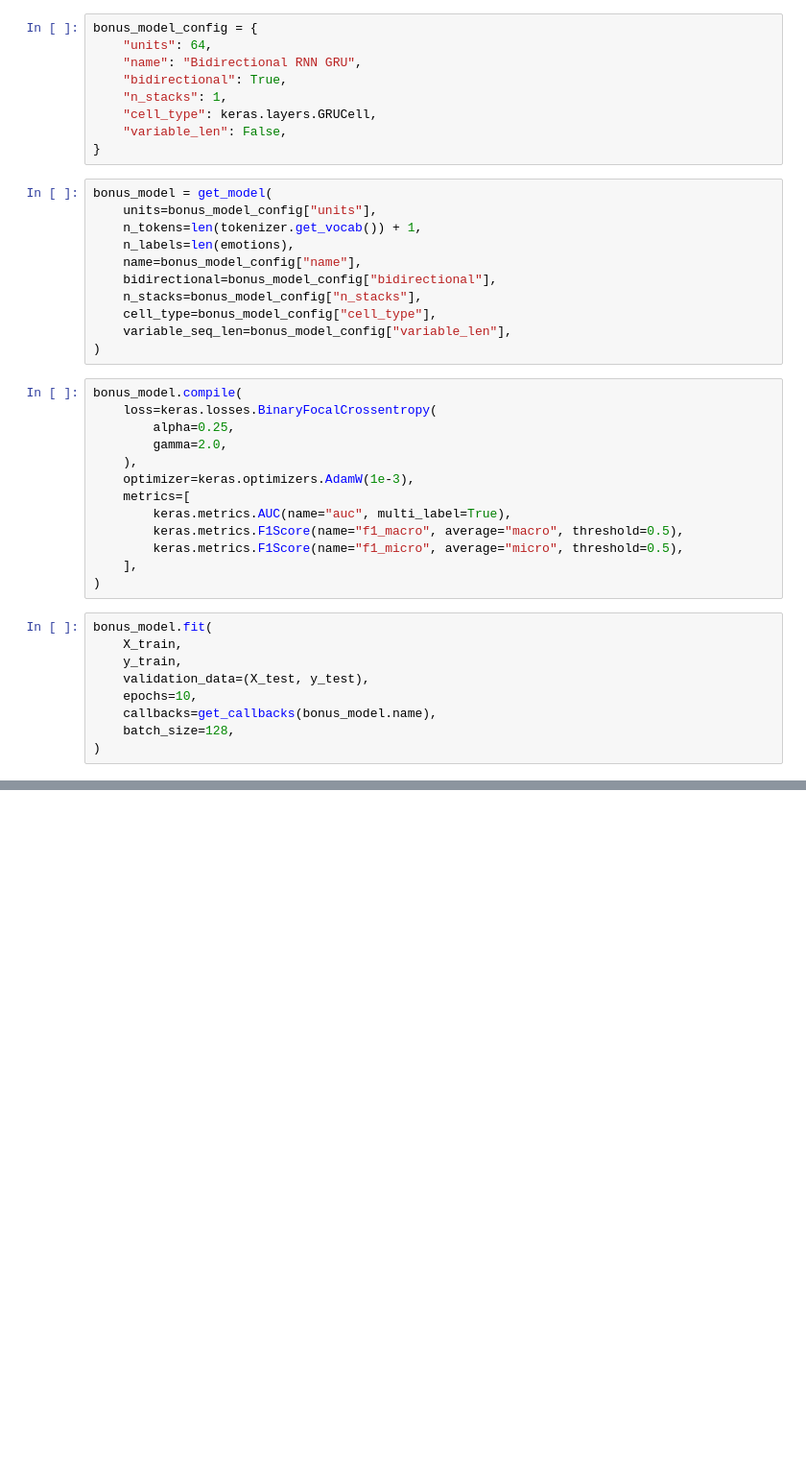
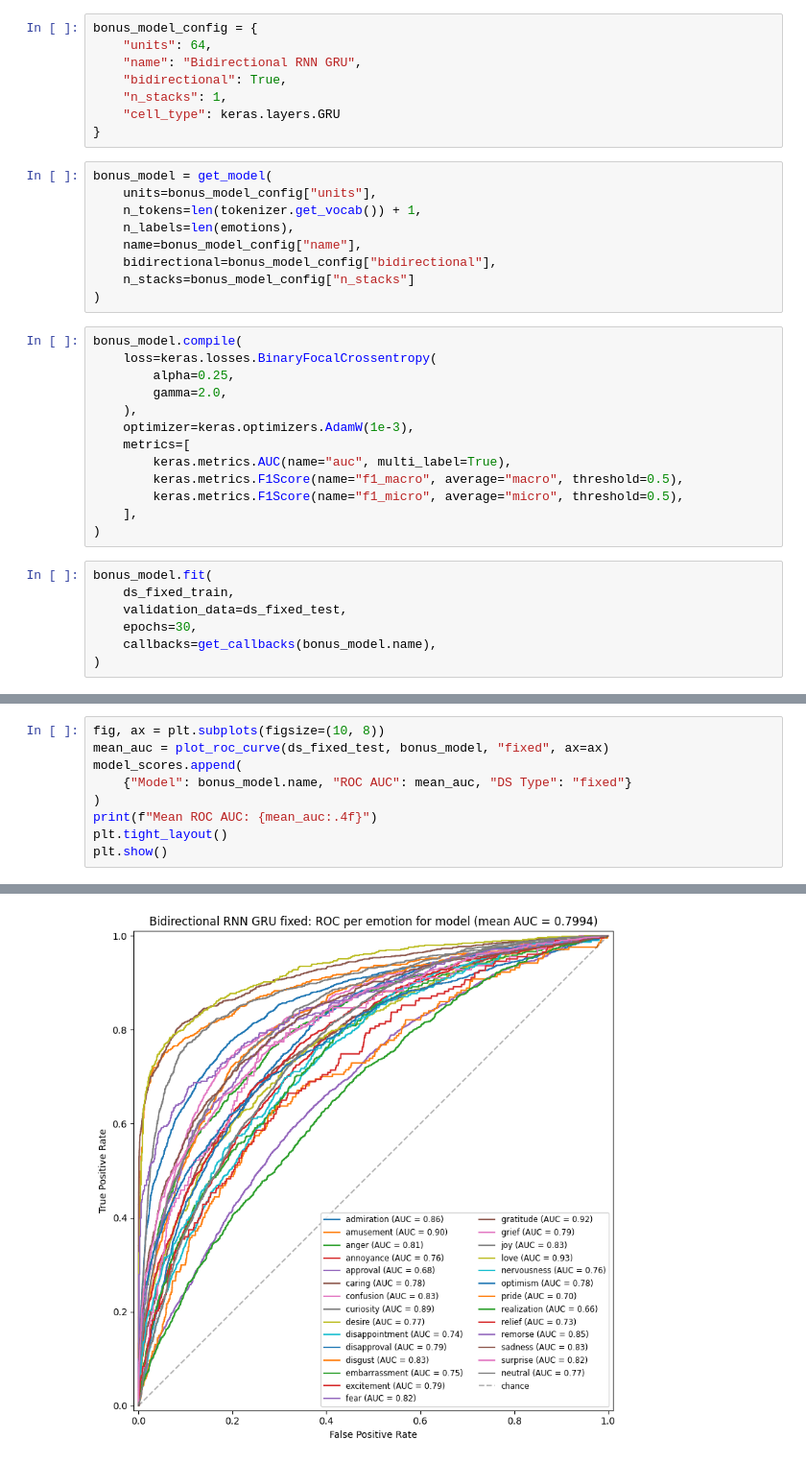
Before and after one commit to ReSpix/neural, a Jupyter notebook: notebooks/rnn/sequence_classification.ipynb, the cells around one changed output, grey strips where cells are left out. Shown at 96% size. Saved outputs shown, nothing was run; the diff lists cells and outputs as text; blank space fills up the shorter version.

```diff
--- a/notebooks/rnn/sequence_classification.ipynb
+++ b/notebooks/rnn/sequence_classification.ipynb
@@ -638,8 +682,7 @@ bonus_model_config = {
     "name": "Bidirectional RNN GRU",
     "bidirectional": True,
     "n_stacks": 1,
-    "cell_type": keras.layers.GRUCell,
-    "variable_len": False,
+    "cell_type": keras.layers.GRU
 }
 # %%
 bonus_model = get_model(
@@ -648,9 +691,7 @@ bonus_model = get_model(
     n_labels=len(emotions),
     name=bonus_model_config["name"],
     bidirectional=bonus_model_config["bidirectional"],
-    n_stacks=bonus_model_config["n_stacks"],
-    cell_type=bonus_model_config["cell_type"],
-    variable_seq_len=bonus_model_config["variable_len"],
+    n_stacks=bonus_model_config["n_stacks"]
 )
 # %%
 bonus_model.compile(
@@ -667,11 +708,9 @@ bonus_model.compile(
 )
 # %%
 bonus_model.fit(
-    X_train,
-    y_train,
-    validation_data=(X_test, y_test),
-    epochs=10,
+    ds_fixed_train,
+    validation_data=ds_fixed_test,
+    epochs=30,
     callbacks=get_callbacks(bonus_model.name),
-    batch_size=128,
 )
 # %% [output]
@@ -698,0 +736,10 @@ Restoring model weights from the end of the best epoch: 5.
+# %%
+fig, ax = plt.subplots(figsize=(10, 8))
+mean_auc = plot_roc_curve(ds_fixed_test, bonus_model, "fixed", ax=ax)
+model_scores.append(
+    {"Model": bonus_model.name, "ROC AUC": mean_auc, "DS Type": "fixed"}
+)
+print(f"Mean ROC AUC: {mean_auc:.4f}")
+plt.tight_layout()
+plt.show()
+# %% [output]
@@ -698,0 +747 @@ Restoring model weights from the end of the best epoch: 5.
+[figure, added]
```
Also changed, not shown: parts of 13 cells of this notebook.
